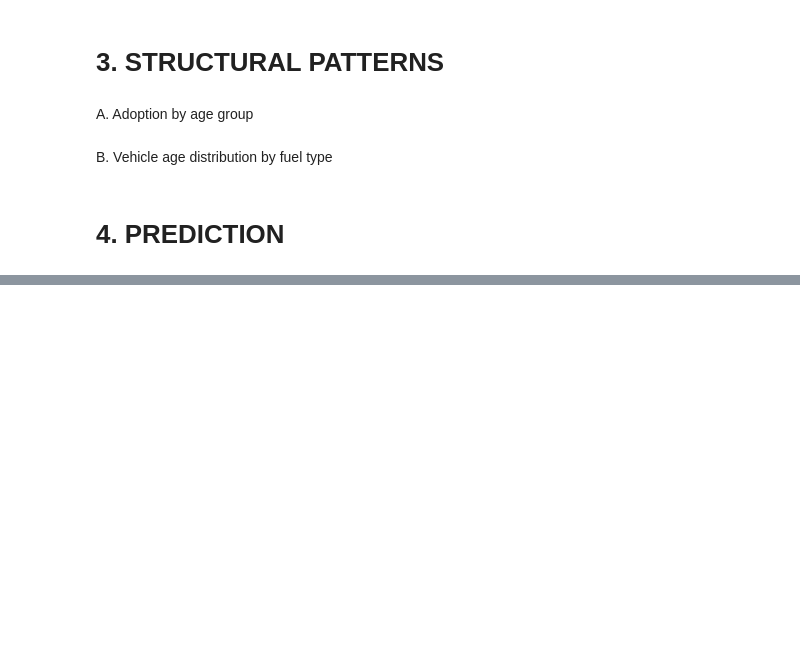
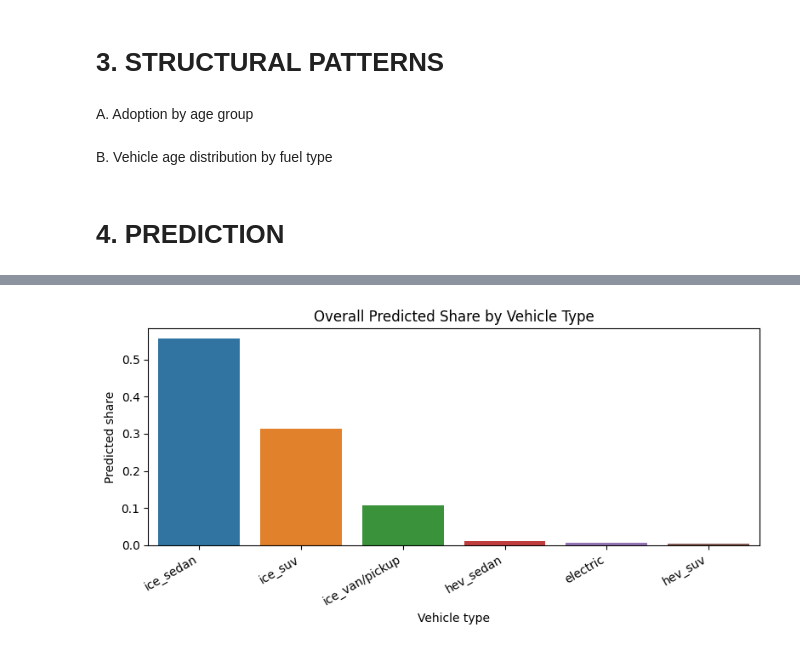
Before and after one commit to ADTranspoResearch/MATSim-agent-vehicle-assignment, a Jupyter notebook: adoption prediction model/model.ipynb, the cells around one changed output, grey strips where cells are left out. Saved outputs shown, nothing was run; the diff lists cells and outputs as text; code cells hidden in the pictures; blank space fills up the shorter version.

```diff
--- a/adoption prediction model/model.ipynb
+++ b/adoption prediction model/model.ipynb
@@ -1537,0 +1422,94 @@ for g in sorted(plot_df["gender"].dropna().unique()):
+# %%
+import matplotlib.pyplot as plt
+import seaborn as sns
+import pandas as pd
+
+def plot_prediction_results(
+    pred_df: pd.DataFrame,
+    top_n_fsas: int = 20,
+    highlight_vehicle: str = "electric"
+):
+    """
+    Expects columns:
+    fsa, age_group, AnneeSAAQ, vehicle_type, predicted_share
+    (gender can exist, it will be aggregated out)
+    """
+    required = {"fsa", "age_group", "AnneeSAAQ", "vehicle_type", "predicted_share"}
+    missing = required - set(pred_df.columns)
+    if missing:
+        raise ValueError(f"Missing columns: {missing}")
+
+    # Normalize schema (aggregate if gender exists)
+    dfp = pred_df.copy()
+    group_cols = ["fsa", "age_group", "AnneeSAAQ", "vehicle_type"]
+    dfp = dfp.groupby(group_cols, as_index=False)["predicted_share"].mean()
+
+    # ---------------------------
+    # 1) Overall vehicle-type share
+    # ---------------------------
+    overall = (
+        dfp.groupby("vehicle_type", as_index=False)["predicted_share"]
+           .mean()
+           .sort_values("predicted_share", ascending=False)
+    )
+
+    plt.figure(figsize=(8, 4))
+    sns.barplot(data=overall, x="vehicle_type", y="predicted_share")
+    plt.title("Overall Predicted Share by Vehicle Type")
+    plt.ylabel("Predicted share")
+    plt.xlabel("Vehicle type")
+    plt.xticks(rotation=30, ha="right")
+    plt.tight_layout()
+    plt.show()
+
+    # ---------------------------
+    # 2) Stacked bars by FSA (top N by highlighted vehicle)
+    # ---------------------------
+    hl = dfp[dfp["vehicle_type"] == highlight_vehicle]
+    top_fsas = (
+        hl.groupby("fsa", as_index=False)["predicted_share"]
+          .mean()
+          .sort_values("predicted_share", ascending=False)
+          .head(top_n_fsas)["fsa"]
+          .tolist()
+    )
+
+    fsa_mix = (
+        dfp[dfp["fsa"].isin(top_fsas)]
+        .groupby(["fsa", "vehicle_type"], as_index=False)["predicted_share"]
+        .mean()
+        .pivot(index="fsa", columns="vehicle_type", values="predicted_share")
+        .fillna(0)
+    )
+
+    fsa_mix = fsa_mix.loc[top_fsas]  # keep ranking order
+    fsa_mix.plot(kind="bar", stacked=True, figsize=(12, 5))
+    plt.title(f"Predicted Mix by FSA (Top {top_n_fsas} by {highlight_vehicle})")
+    plt.ylabel("Predicted share")
+    plt.xlabel("FSA")
+    plt.xticks(rotation=75)
+    plt.legend(title="Vehicle type", bbox_to_anchor=(1.02, 1), loc="upper left")
+    plt.tight_layout()
+    plt.show()
+
+    # ---------------------------
+    # 3) Heatmap: highlighted vehicle by age_group x top FSA
+    # ---------------------------
+    heat = (
+        dfp[dfp["vehicle_type"] == highlight_vehicle]
+        .pivot_table(index="age_group", columns="fsa", values="predicted_share", aggfunc="mean")
+        .reindex(columns=top_fsas)
+    )
+
+    plt.figure(figsize=(12, 5))
+    sns.heatmap(heat, cmap="viridis", linewidths=0.2)
+    plt.title(f"{highlight_vehicle.capitalize()} Predicted Share: Age Group × FSA")
+    plt.xlabel("FSA")
+    plt.ylabel("Age group")
+    plt.tight_layout()
+    plt.show()
+
+# Run
+plot_prediction_results(out, top_n_fsas=20, highlight_vehicle="electric")
+# %% [output]
+[figure, added]
```
Also changed, not shown: parts of 23 cells of this notebook, 6 other files.
